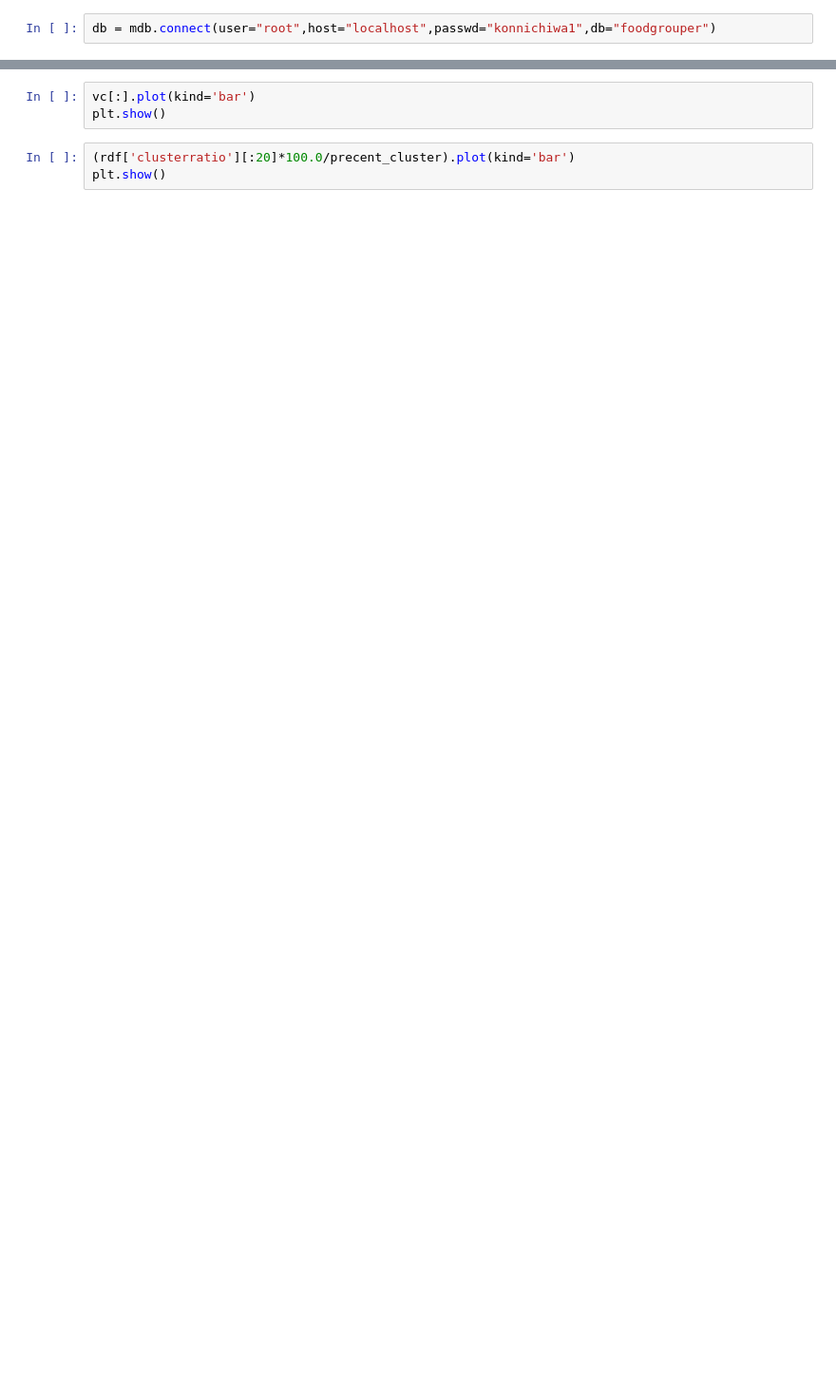
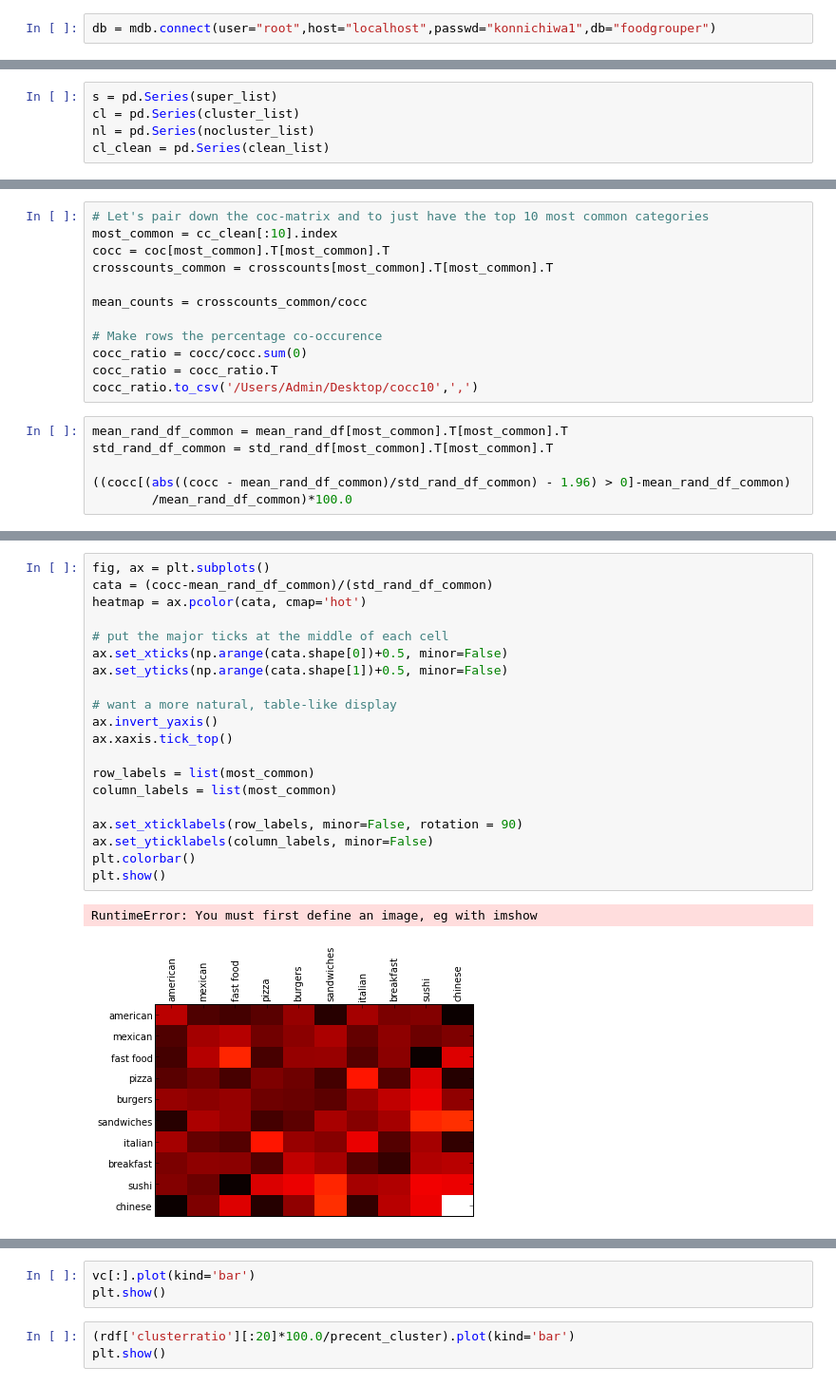
Before and after one commit to BruisingCurve/foodGrouper, a Jupyter notebook: story/DataStory.ipynb, the cells around one changed output, grey strips where cells are left out. Shown: that part at 95% size. Cells and saved outputs as stored; diff of their text form; blank space fills up the shorter version.

```diff
--- a/story/DataStory.ipynb
+++ b/story/DataStory.ipynb
@@ -112,0 +246,5 @@ cocc.to_csv('/Users/Admin/Desktop/cocc10',' ')
+# %%
+s = pd.Series(super_list)
+cl = pd.Series(cluster_list)
+nl = pd.Series(nocluster_list)
+cl_clean = pd.Series(clean_list)
@@ -112,0 +268,18 @@ cocc.to_csv('/Users/Admin/Desktop/cocc10',' ')
+# %%
+# Let's pair down the coc-matrix and to just have the top 10 most common categories
+most_common = cc_clean[:10].index
+cocc = coc[most_common].T[most_common].T
+crosscounts_common = crosscounts[most_common].T[most_common].T
+
+mean_counts = crosscounts_common/cocc
+
+# Make rows the percentage co-occurence
+cocc_ratio = cocc/cocc.sum(0)
+cocc_ratio = cocc_ratio.T
+cocc_ratio.to_csv('/Users/Admin/Desktop/cocc10',',')
+# %%
+mean_rand_df_common = mean_rand_df[most_common].T[most_common].T
+std_rand_df_common = std_rand_df[most_common].T[most_common].T
+
+((cocc[(abs((cocc - mean_rand_df_common)/std_rand_df_common) - 1.96) > 0]-mean_rand_df_common)
+        /mean_rand_df_common)*100.0
@@ -112,0 +299,23 @@ cocc.to_csv('/Users/Admin/Desktop/cocc10',' ')
+# %%
+fig, ax = plt.subplots()
+cata = (cocc-mean_rand_df_common)/(std_rand_df_common)
+heatmap = ax.pcolor(cata, cmap='hot')
+
+# put the major ticks at the middle of each cell
+ax.set_xticks(np.arange(cata.shape[0])+0.5, minor=False)
+ax.set_yticks(np.arange(cata.shape[1])+0.5, minor=False)
+
+# want a more natural, table-like display
+ax.invert_yaxis()
+ax.xaxis.tick_top()
+
+row_labels = list(most_common)
+column_labels = list(most_common)
+
+ax.set_xticklabels(row_labels, minor=False, rotation = 90)
+ax.set_yticklabels(column_labels, minor=False)
+plt.colorbar()
+plt.show()
+# %% [output]
+RuntimeError: You must first define an image, eg with imshow
+[figure, added]
```
Also changed, not shown: parts of 39 cells of this notebook, 19 other files.
